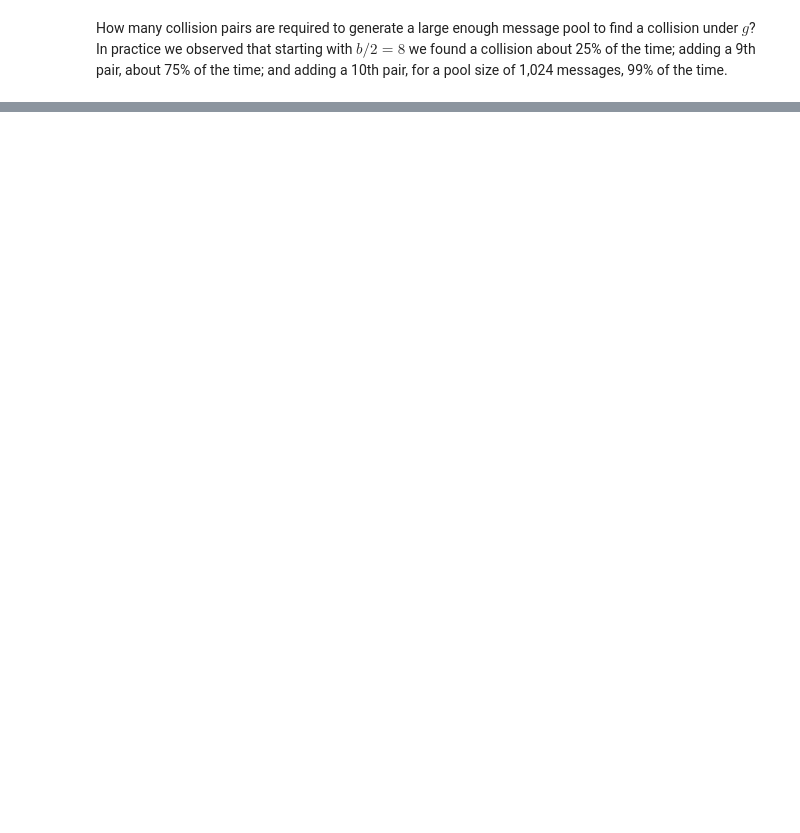
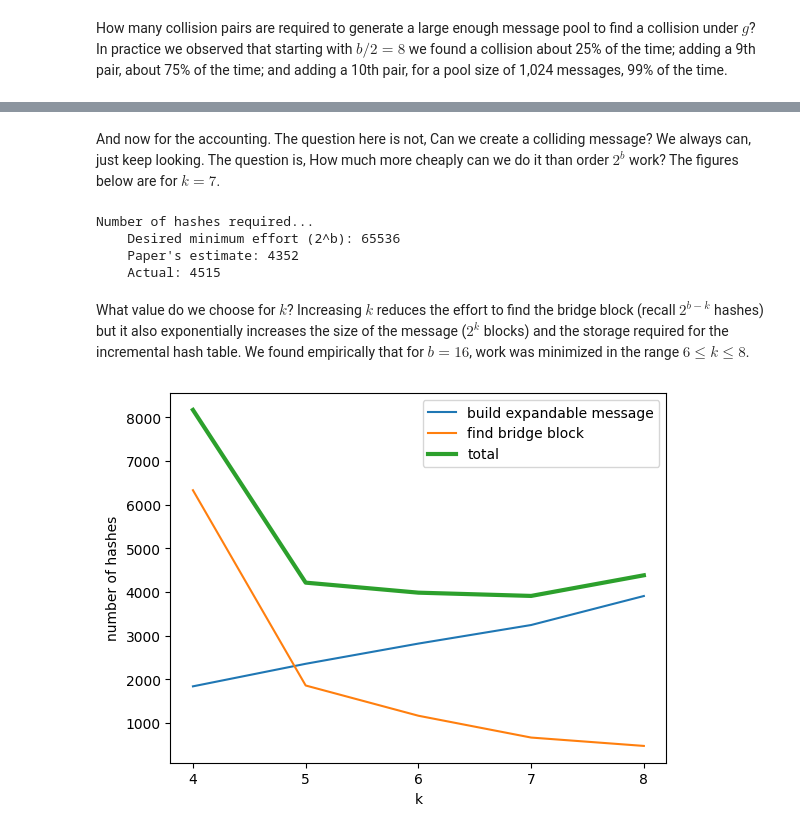
Before and after one commit to gjanee/cryptopals, a Jupyter notebook: set-7.ipynb, the cells around one changed output, grey strips where cells are left out. Drawn from its saved outputs; the diff is of its cells as text; code cells hidden in the pictures; blank space fills up the shorter version.

```diff
--- a/set-7.ipynb
+++ b/set-7.ipynb
@@ -545,0 +695,50 @@ Number of messages hashed: 42
+# %% [markdown]
+And now for the accounting.  The question here is not, Can we create a colliding message?  We always can, just keep looking.  The question is, How much more cheaply can we do it than order $2^b$ work?  The figures below are for $k = 7$.
+# %%
+print("Number of hashes required...")
+print(f"    Desired minimum effort (2^b): {2**b}")
+print(f"    Paper's estimate: {(2**k + k*2**(b//2+1)) + (2**k + 2**(b-k))}")
+print(f"    Actual: {num_hashes_em + num_hashes_bb}")
+# %% [output]
+Number of hashes required...
+    Desired minimum effort (2^b): 65536
+    Paper's estimate: 4352
+    Actual: 4515
+# %% [markdown]
+What value do we choose for $k$?  Increasing $k$ reduces the effort to find the bridge block (recall $2^{b-k}$ hashes) but it also exponentially increases the size of the message ($2^k$ blocks) and the storage required for the incremental hash table.  We found empirically that for $b = 16$, work was minimized in the range $6 \le k \le 8$.
+# %%
+def run_experiments():
+    num_iterations = 100
+    df = pd.DataFrame({
+        "k": pd.Series(dtype=int),
+        "avg_hashes_em": pd.Series(dtype=float),
+        "avg_hashes_bb": pd.Series(dtype=float)
+    })
+    for k in range(4, 9):
+        M = randbytes(2**k * 16)
+        sum_hashes_em = sum_hashes_bb = 0
+        for _ in range(num_iterations):
+            _, num_hashes_em, num_hashes_bb = construct_collision(M, k)
+            sum_hashes_em += num_hashes_em
+            sum_hashes_bb += num_hashes_bb
+        df.loc[len(df)] = {
+            "k": k,
+            "avg_hashes_em": sum_hashes_em/num_iterations,
+            "avg_hashes_bb": sum_hashes_bb/num_iterations
+        }
+    df.set_index("k", inplace=True)
+    df["total"] = df.avg_hashes_em + df.avg_hashes_bb
+    return df
+
+df = run_experiments()
+
+plt.plot(df.avg_hashes_em)
+plt.plot(df.avg_hashes_bb)
+plt.plot(df.total, linewidth=3)
+plt.xlabel("k")
+plt.xticks(range(4, 9))
+plt.ylabel("number of hashes")
+plt.legend(["build expandable message", "find bridge block", "total"])
+None
+# %% [output]
+[figure, added]
```
Also changed, not shown: parts of 10 cells of this notebook, 1 other file.
